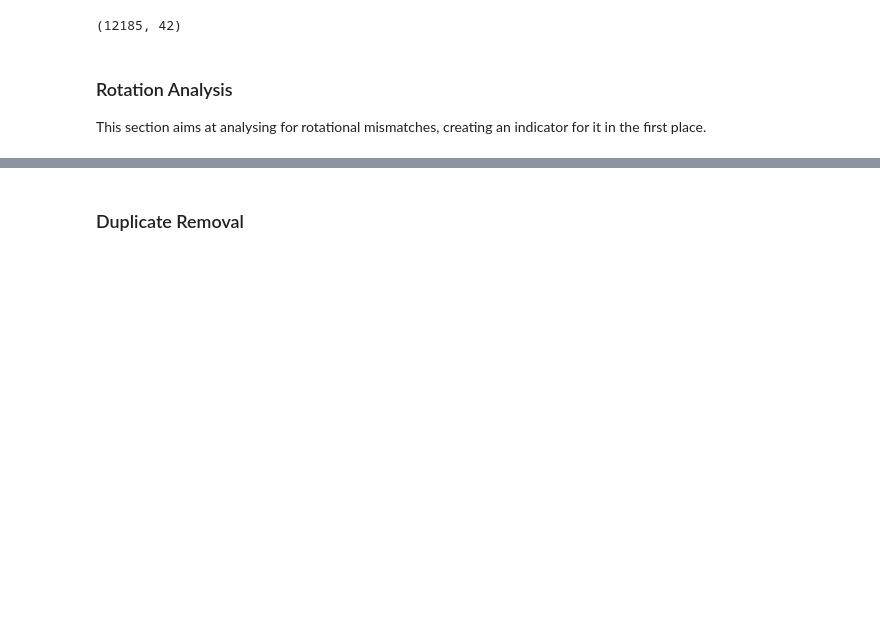
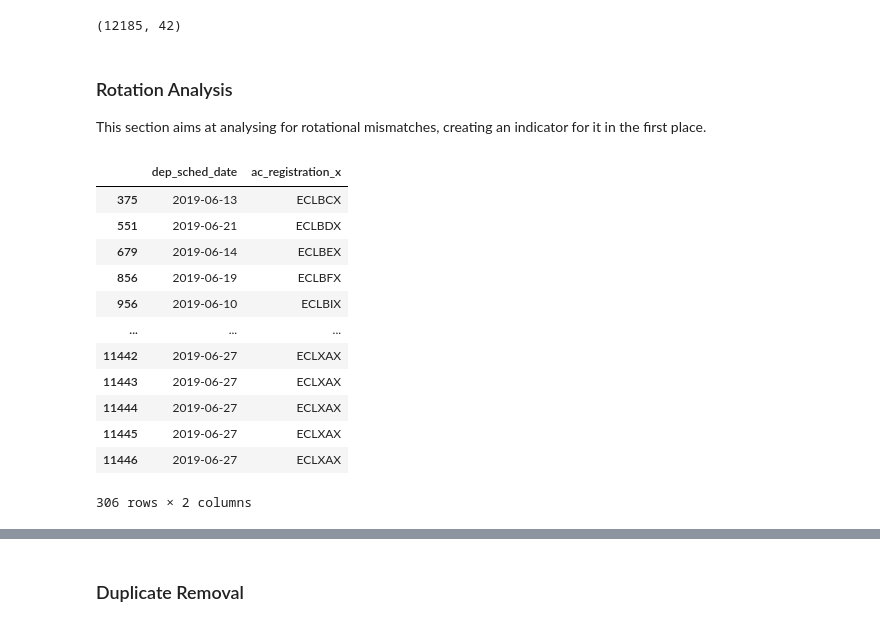
Before and after one commit to Paul1911/Delay-Prediction, a Jupyter notebook: notebooks/EDA.ipynb, the cells around one changed output, grey strips where cells are left out. Saved outputs shown, nothing was run; the diff lists cells and outputs as text; code cells hidden in the pictures; blank space fills up the shorter version.

```diff
--- a/notebooks/EDA.ipynb
+++ b/notebooks/EDA.ipynb
@@ -188,3 +188,46 @@ full_df.shape
 ### Rotation Analysis
 
 This section aims at analysing for rotational mismatches, creating an indicator for it in the first place.
+# %%
+# Sorting data frame correctly
+full_df = full_df.sort_values(by = ['ac_registration_x', 'm_offblockdt']).reset_index(drop = True)
+
+# Create binary column indicating rotational mistakes
+full_df['rot_mismatch'] = np.where(
+    full_df['ac_registration_x'].shift(1).eq(full_df['ac_registration_x']) == True, # Where the registration is the same as the row above
+    ~full_df['arr_ap_sched'].shift(1).eq(full_df['dep_ap_sched']), # Check whether current arr ap is the same as prev. dep ap | Tilde negates the bool value
+    False # Set false in case the registrations are not equal, as then a new ac rotation pattern follows
+)
+
+# Create df with only dep_sched_date and ac_registration of rotational mistakes
+rot_mistakes = full_df[full_df['rot_mismatch'] == True][['dep_sched_date','ac_registration_x']]
+
+# Exclude full day of aircraft if there is one rotational mismatch
+# As a rotational mismatch often causes further mistakes in the following lines, we exclude everything for the moment. By this, we lose 666 observations.
+#flt_info_3_removed_rot_mistakes = flt_info.merge(rot_mistakes, how = 'outer', on = ['dep_sched_date','ac_registration'], indicator = True) # merge with table of rotational mistakes
+#print(flt_info_3_removed_rot_mistakes['_merge'].value_counts())
+#flt_info_3_removed_rot_mistakes = flt_info_3_removed_rot_mistakes[flt_info_3_removed_rot_mistakes['_merge'] == 'left_only'] # Filter out observations occuring in both
+
+# save changed dataframe
+#flt_info_3_removed_rot_mistakes.to_csv(
+#    path_or_buf = 'C:/Users/PC Paul/Documents/Dokumente/DATA SCIENCE/Courses/Model_Engineering/Delay-Prediction/data/interim/flt_info_3_removed_rot_mistakes.csv')
+
+#flt_info = flt_info_3_removed_rot_mistakes
+
+full_df.to_csv('C:/Users/PC Paul/Documents/Dokumente/DATA SCIENCE/Courses/Model_Engineering/Delay-Prediction/data/interim/full_df_rotation_analysis.csv')
+
+rot_mistakes
+# %% [output]
+|  | dep_sched_date | ac_registration_x |
+| 375 | 2019-06-13 | ECLBCX |
+| 551 | 2019-06-21 | ECLBDX |
+| 679 | 2019-06-14 | ECLBEX |
+| 856 | 2019-06-19 | ECLBFX |
+| 956 | 2019-06-10 | ECLBIX |
+| ... | ... | ... |
+| 11442 | 2019-06-27 | ECLXAX |
+| 11443 | 2019-06-27 | ECLXAX |
+| 11444 | 2019-06-27 | ECLXAX |
+| 11445 | 2019-06-27 | ECLXAX |
+| 11446 | 2019-06-27 | ECLXAX |
+306 rows × 2 columns
```
Also changed, not shown: parts of 7 cells of this notebook, 2 other files.
